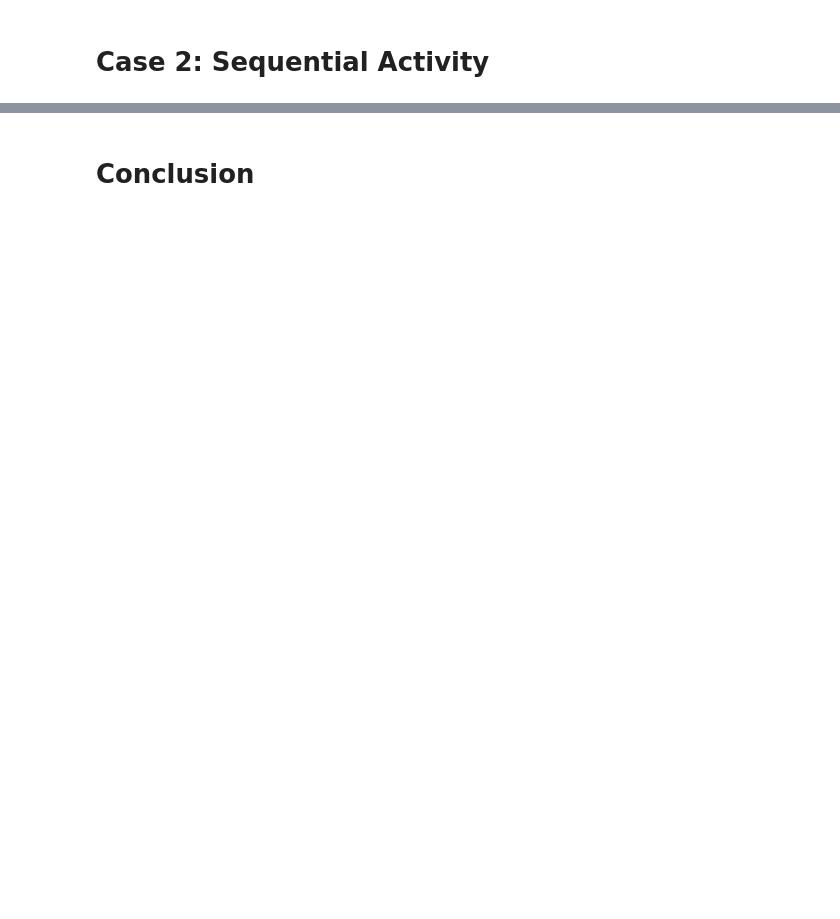
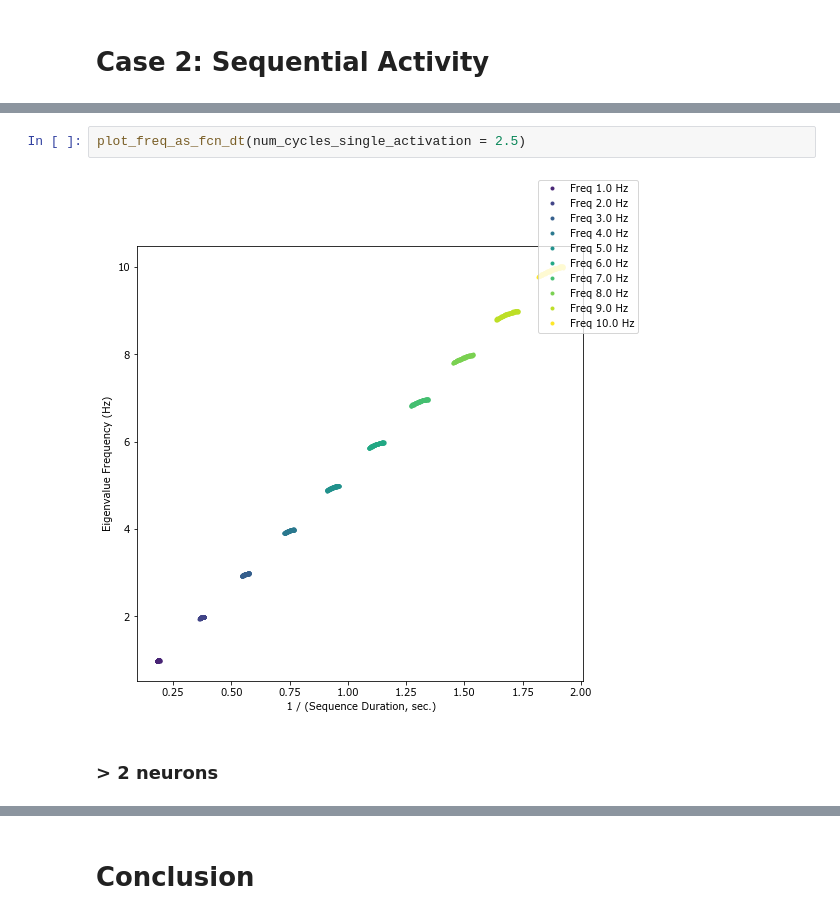
Before and after one commit to pkhanna104/dynamics_notebook, a Jupyter notebook: Dynamics_Tutorial.ipynb, the cells around one changed output, grey strips where cells are left out. Cells and saved outputs as stored; diff of their text form; blank space fills up the shorter version.

```diff
--- a/Dynamics_Tutorial.ipynb
+++ b/Dynamics_Tutorial.ipynb
@@ -639,0 +324,6 @@ We can clearly see that if data is smoothed sufficiently, it can look predictabl
+# %%
+plot_freq_as_fcn_dt(num_cycles_single_activation = 2.5)
+# %% [output]
+[figure, added]
+# %% [markdown]
+### > 2 neurons
```
Also changed, not shown: parts of 81 cells of this notebook, 2 other files.
